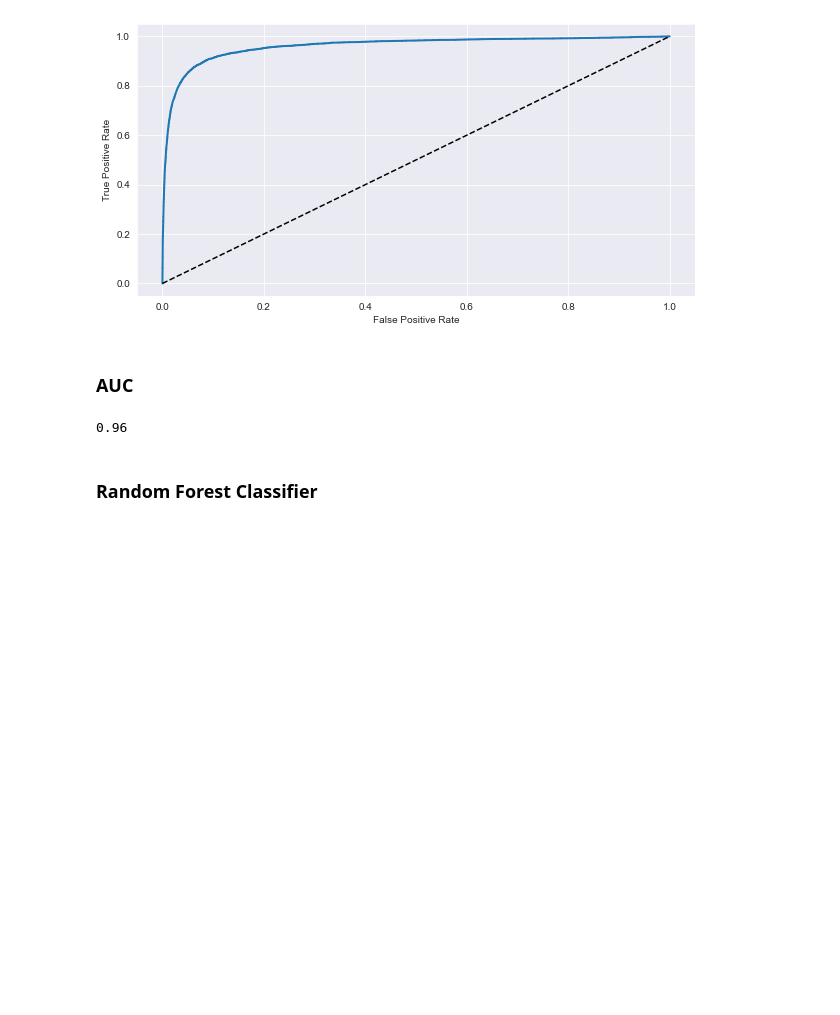
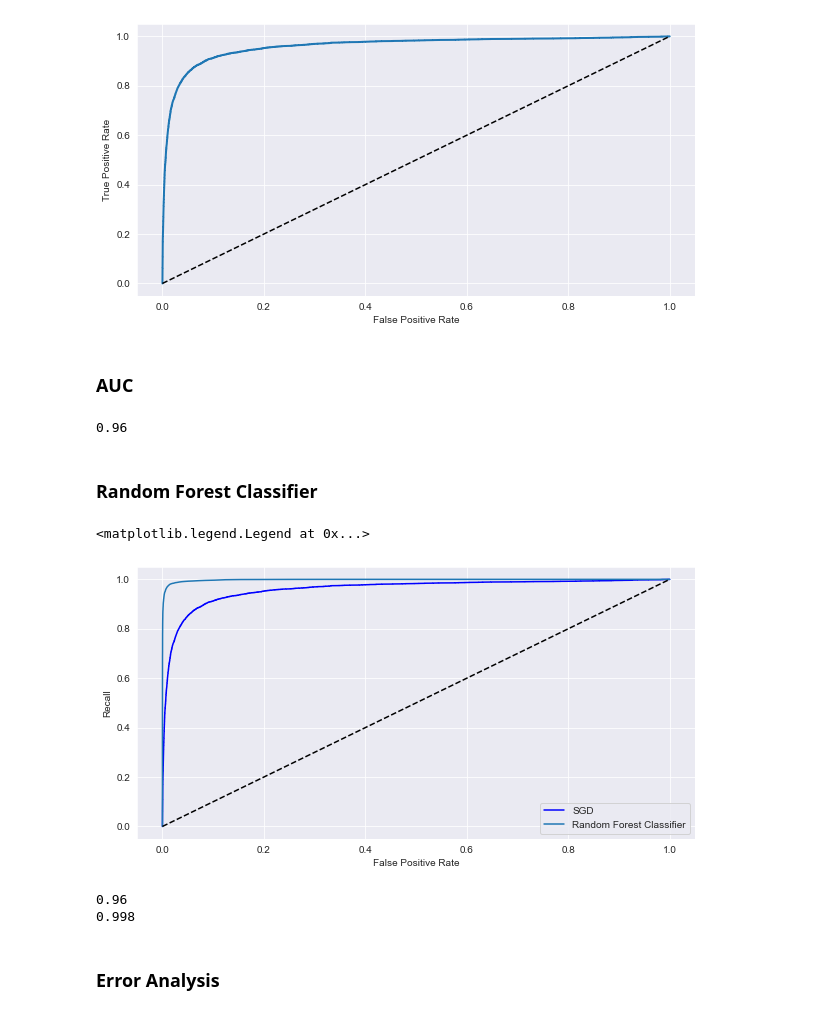
Before and after one commit to trillianx/machine_learning_notes, a Jupyter notebook: Hands_on_ML/notebooks/Chapter_03.ipynb, the cells around one changed output. Cells and saved outputs as stored; diff of their text form; code cells hidden in the pictures; blank space fills up the shorter version.

Commit message:
Added more notes to chapter on Classifiers

```diff
--- a/Hands_on_ML/notebooks/Chapter_03.ipynb
+++ b/Hands_on_ML/notebooks/Chapter_03.ipynb
@@ -162,3 +162,16 @@ from sklearn.ensemble import RandomForestClassifier
 forest_clf = RandomForestClassifier(random_state=42)
 y_probas_forest = cross_val_predict(forest_clf, X_train, y_train_5, cv=3,
                                    method='predict_proba')
+# %%
+y_scores_forest = y_probas_forest[:,1]
+fpr_forest, tpr_forest, threshold_forest = roc_curve(y_train_5, y_scores_forest)
+# %%
+plt.plot(fpr, tpr, 'b', label='SGD')
+plt.plot(fpr_forest, tpr_forest, label='Random Forest Classifier')
+plt.plot([0,1],[0,1], 'k--')
+plt.ylabel('Recall')
+plt.xlabel('False Positive Rate')
+plt.legend(loc='lower right')
+# %% [output]
+<matplotlib.legend.Legend at 0x...>
+[figure, added]
@@ -164,0 +181,8 @@ y_probas_forest = cross_val_predict(forest_clf, X_train, y_train_5, cv=3,
+# %%
+for score in [auc_score_sgd, auc_score_rfc]:
+    print(np.round(score,3))
+# %% [output]
+0.96
+0.998
+# %% [markdown]
+### Error Analysis
```
Also changed, not shown: parts of 4 cells of this notebook, 3 other files.
